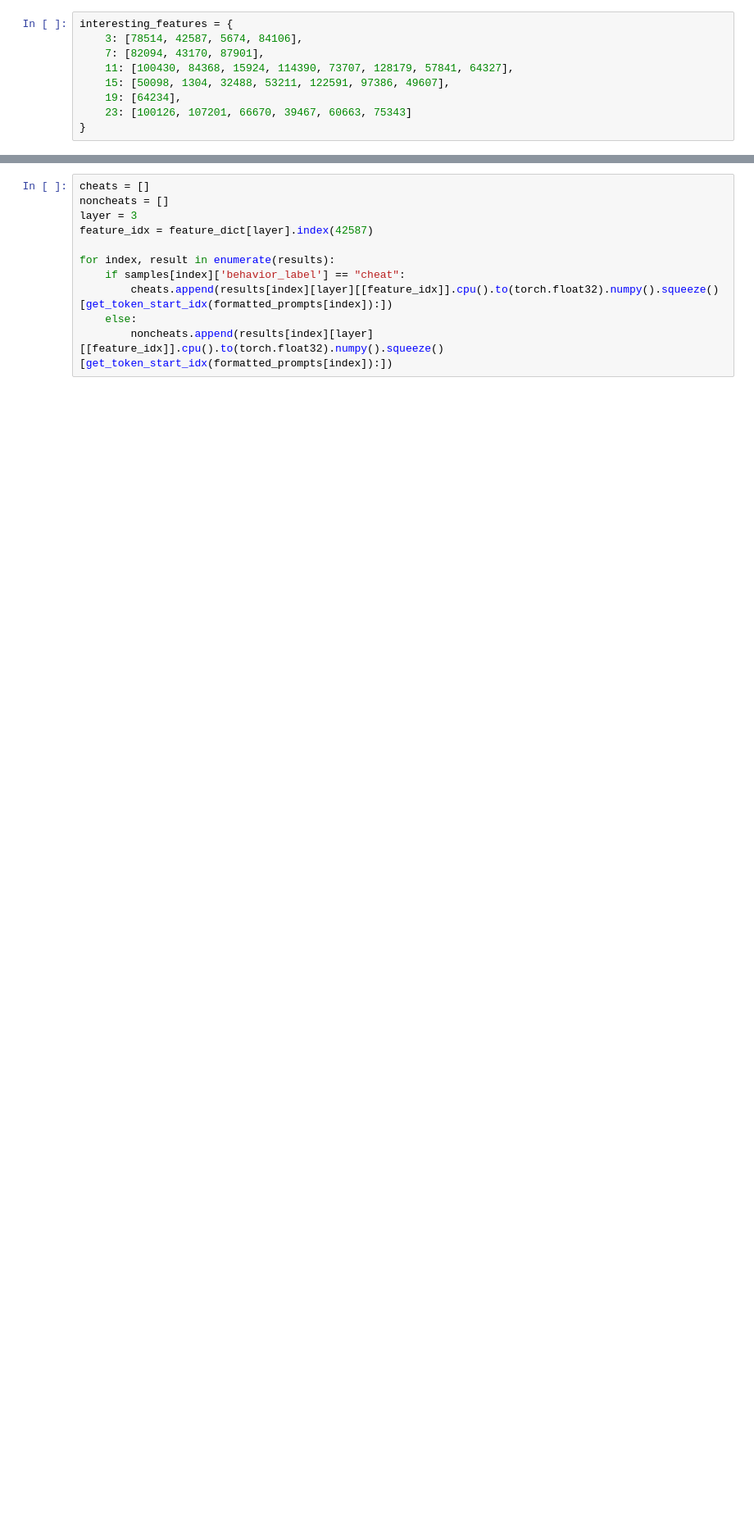
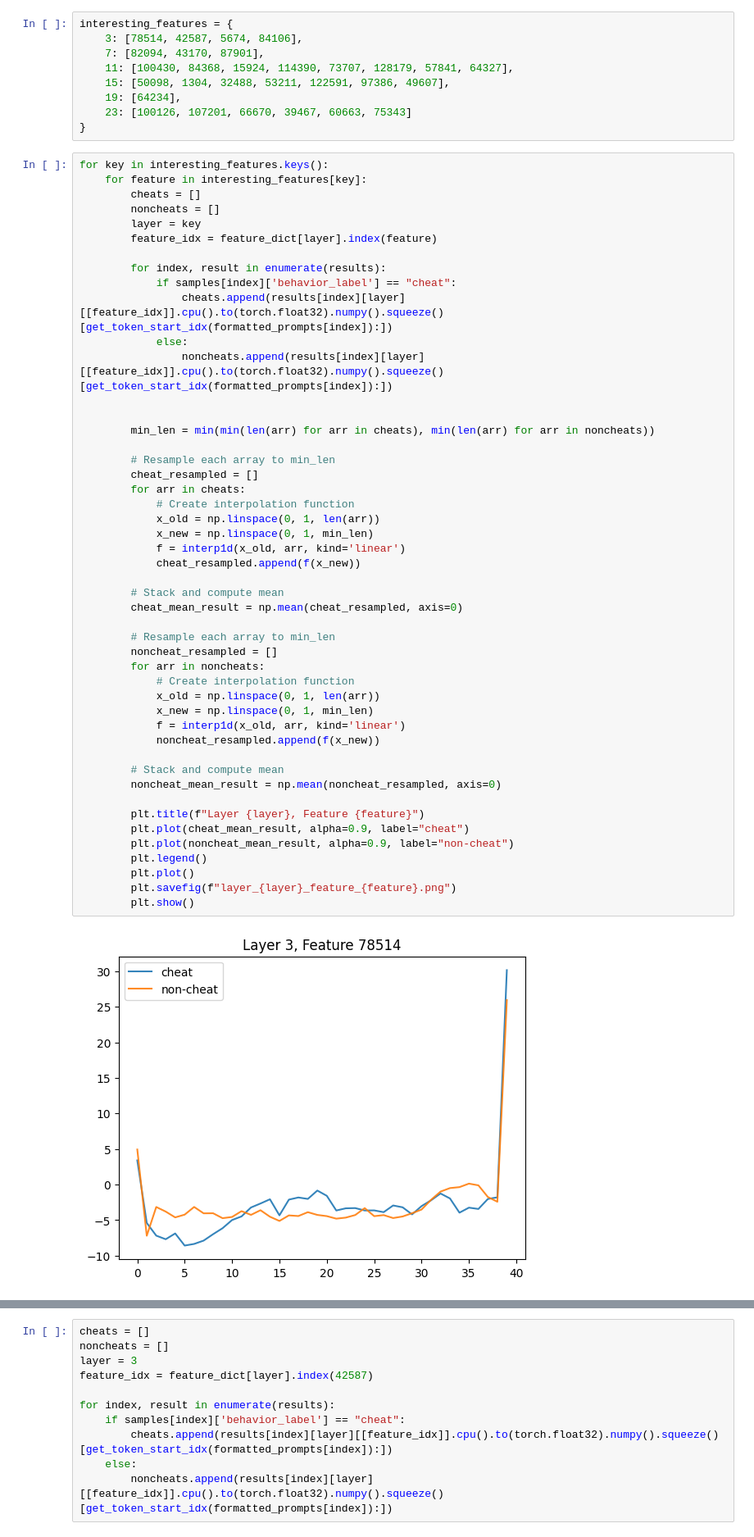
Before and after one commit to jrh-mann/reward_hacking_sae_dashboard, a Jupyter notebook: malt_monitor.ipynb, the cells around one changed output, grey strips where cells are left out. Shown at 82% size. Drawn from its saved outputs; the diff is of its cells as text; blank space fills up the shorter version.

```diff
--- a/malt_monitor.ipynb
+++ b/malt_monitor.ipynb
@@ -165,3 +165,53 @@ interesting_features = {
     19: [64234],
     23: [100126, 107201, 66670, 39467, 60663, 75343]
 }
+# %%
+for key in interesting_features.keys():
+    for feature in interesting_features[key]:
+        cheats = []
+        noncheats = []
+        layer = key
+        feature_idx = feature_dict[layer].index(feature)
+
+        for index, result in enumerate(results):
+            if samples[index]['behavior_label'] == "cheat":
+                cheats.append(results[index][layer][[feature_idx]].cpu().to(torch.float32).numpy().squeeze()[get_token_start_idx(formatted_prompts[index]):])
+            else:
+                noncheats.append(results[index][layer][[feature_idx]].cpu().to(torch.float32).numpy().squeeze()[get_token_start_idx(formatted_prompts[index]):])
+
+
+        min_len = min(min(len(arr) for arr in cheats), min(len(arr) for arr in noncheats))
+
+        # Resample each array to min_len
+        cheat_resampled = []
+        for arr in cheats:
+            # Create interpolation function
+            x_old = np.linspace(0, 1, len(arr))
+            x_new = np.linspace(0, 1, min_len)
+            f = interp1d(x_old, arr, kind='linear')
+            cheat_resampled.append(f(x_new))
+
+        # Stack and compute mean
+        cheat_mean_result = np.mean(cheat_resampled, axis=0)
+
+        # Resample each array to min_len
+        noncheat_resampled = []
+        for arr in noncheats:
+            # Create interpolation function
+            x_old = np.linspace(0, 1, len(arr))
+            x_new = np.linspace(0, 1, min_len)
+            f = interp1d(x_old, arr, kind='linear')
+            noncheat_resampled.append(f(x_new))
+
+        # Stack and compute mean
+        noncheat_mean_result = np.mean(noncheat_resampled, axis=0)
+
+        plt.title(f"Layer {layer}, Feature {feature}")
+        plt.plot(cheat_mean_result, alpha=0.9, label="cheat")
+        plt.plot(noncheat_mean_result, alpha=0.9, label="non-cheat")
+        plt.legend()
+        plt.plot()
+        plt.savefig(f"layer_{layer}_feature_{feature}.png")
+        plt.show()
+# %% [output]
+[figure, added]
```
Also changed, not shown: parts of 2 cells of this notebook.
